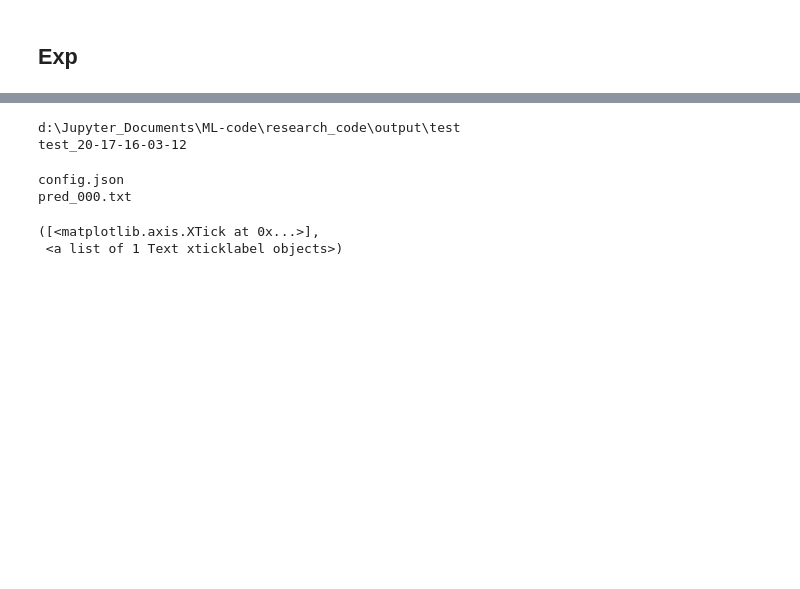
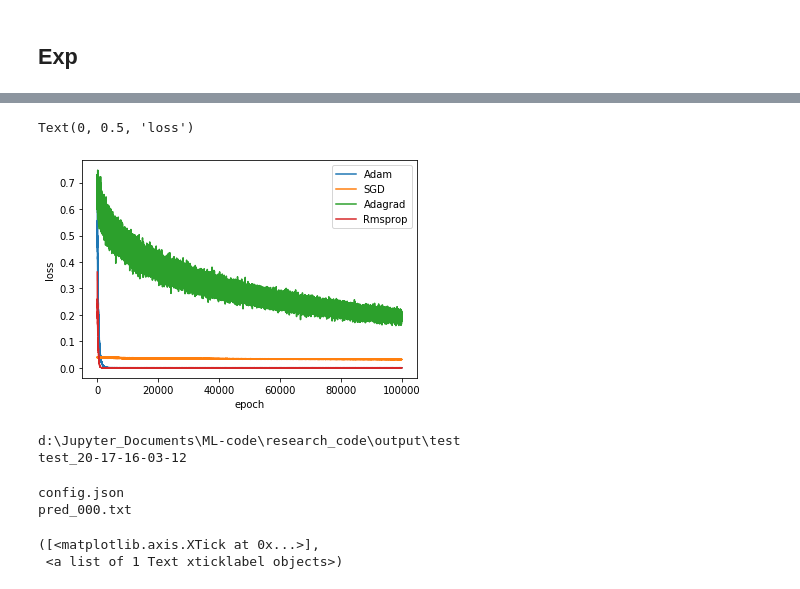
Before and after one commit to wtding1998/RNN_nCov, a Jupyter notebook: disease_analysis copy.ipynb, the cells around one changed output, grey strips where cells are left out. Drawn from its saved outputs; the diff is of its cells as text; code cells hidden in the pictures; blank space fills up the shorter version.

```diff
--- a/disease_analysis copy.ipynb
+++ b/disease_analysis copy.ipynb
@@ -51,10 +53,12 @@ test_20-17-16-03-28   0.056799    0.084278     0        1
 ## Exp
 # %%
 exps_dir = {}
-# %%
-exps_dir['Adam'] = 'test_20-17-16-03-12'
-exps_dir['SGD'] = 'test_20-17-16-03-28'
+# %%
+exps_dir['Adam'] = 'Adam_13-15-15-03-38'
+exps_dir['SGD'] = 'SGD_13-17-15-03-19'
+exps_dir['Adagrad'] = 'Adagrad_13-18-15-03-35'
+exps_dir['Rmsprop'] = 'Rmsprop_13-18-15-03-27'
 # %%
 for k, v in exps_dir.items():
-    exp = result.Exp(exp_name, folder)
-    exps_dir[k] =
+    exp = result.Exp(v, folder)
+    exps_dir[k] = exp.train_loss()
@@ -61,3 +74,14 @@ for k, v in exps_dir.items():
+# %%
+x = range(len(exps_dir['SGD']))
+# %%
+for exp_name, loss in exps_dir.items():
+    plt.plot(x, loss, label=exp_name)
+plt.legend()
+plt.xlabel('epoch')
+plt.ylabel('loss')
+# %% [output]
+Text(0, 0.5, 'loss')
+[figure, added]
 # %%
 exp_name = 'test_20-17-16-03-12'
 # %%
```
Also changed, not shown: parts of 3 cells of this notebook, 1 other file.
